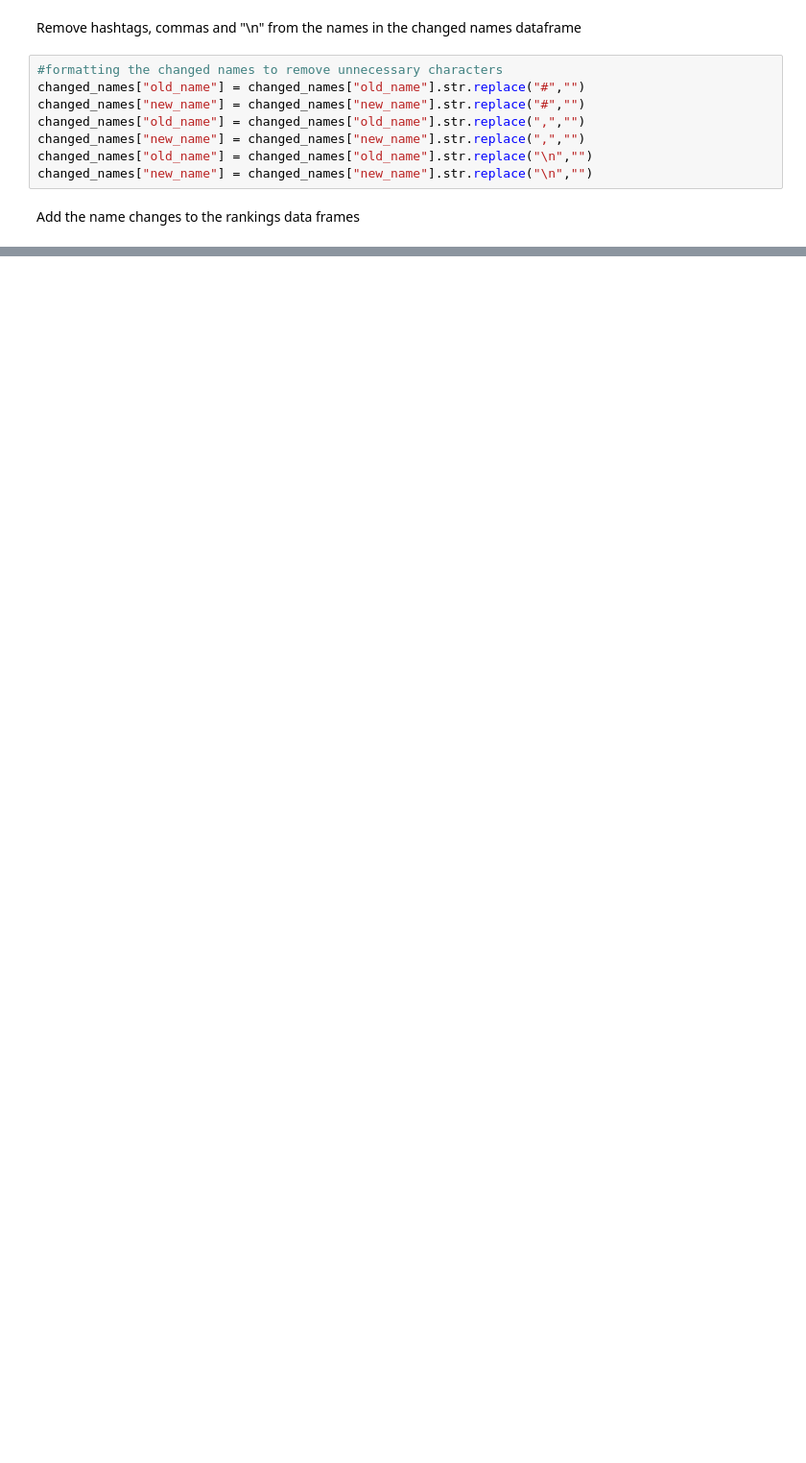
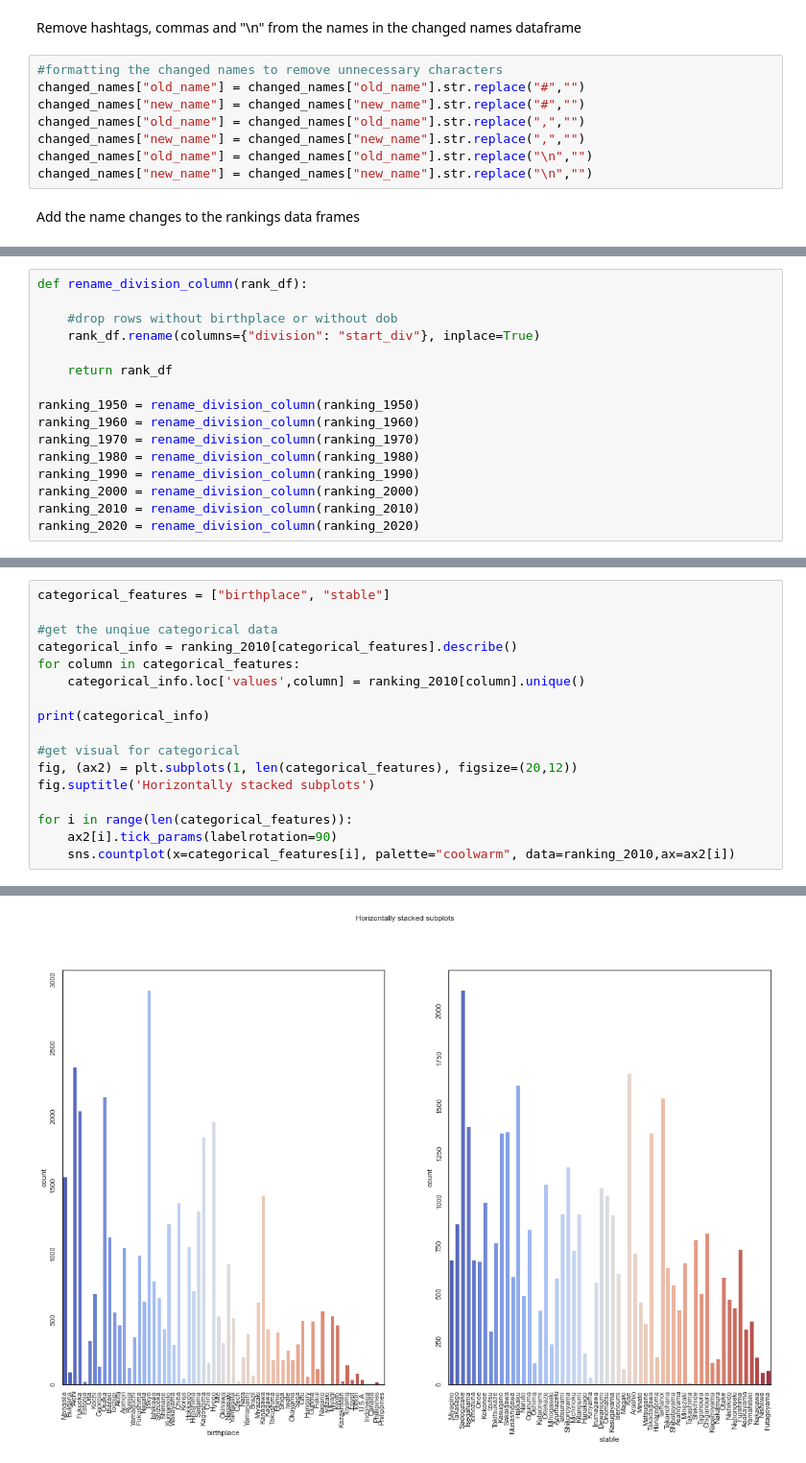
Before and after one commit to joshmp94/Sumo_ML, a Jupyter notebook: 100370367.ipynb, the cells around one changed output, grey strips where cells are left out. Shown: that part at 96% size. Drawn from its saved outputs; the diff is of its cells as text; blank space fills up the shorter version.

```diff
--- a/100370367.ipynb
+++ b/100370367.ipynb
@@ -491,0 +645,16 @@ changed_names.to_excel('cleaned_changed_names.xlsx', sheet_name='sheet1', index=
+# %%
+def rename_division_column(rank_df):
+
+    #drop rows without birthplace or without dob
+    rank_df.rename(columns={"division": "start_div"}, inplace=True)
+
+    return rank_df
+
+ranking_1950 = rename_division_column(ranking_1950)
+ranking_1960 = rename_division_column(ranking_1960)
+ranking_1970 = rename_division_column(ranking_1970)
+ranking_1980 = rename_division_column(ranking_1980)
+ranking_1990 = rename_division_column(ranking_1990)
+ranking_2000 = rename_division_column(ranking_2000)
+ranking_2010 = rename_division_column(ranking_2010)
+ranking_2020 = rename_division_column(ranking_2020)
@@ -491,0 +665,18 @@ changed_names.to_excel('cleaned_changed_names.xlsx', sheet_name='sheet1', index=
+# %%
+categorical_features = ["birthplace", "stable"]
+
+#get the unqiue categorical data
+categorical_info = ranking_2010[categorical_features].describe()
+for column in categorical_features:
+    categorical_info.loc['values',column] = ranking_2010[column].unique()
+
+print(categorical_info)
+
+#get visual for categorical
+fig, (ax2) = plt.subplots(1, len(categorical_features), figsize=(20,12))
+fig.suptitle('Horizontally stacked subplots')
+
+for i in range(len(categorical_features)):
+    ax2[i].tick_params(labelrotation=90)
+    sns.countplot(x=categorical_features[i], palette="coolwarm", data=ranking_2010,ax=ax2[i])
+# %% [output]
@@ -491,0 +696 @@ changed_names.to_excel('cleaned_changed_names.xlsx', sheet_name='sheet1', index=
+[figure, added]
```
Also changed, not shown: parts of 78 cells of this notebook.
